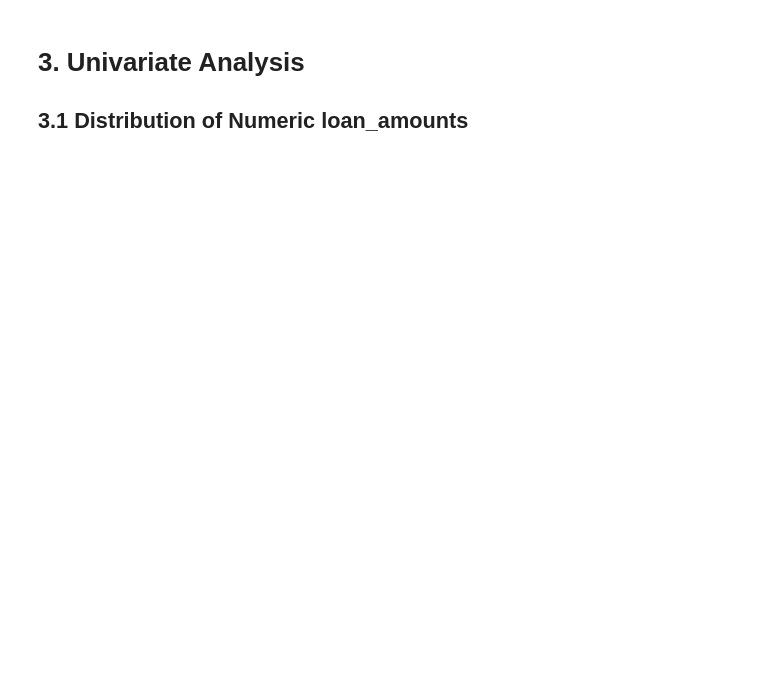
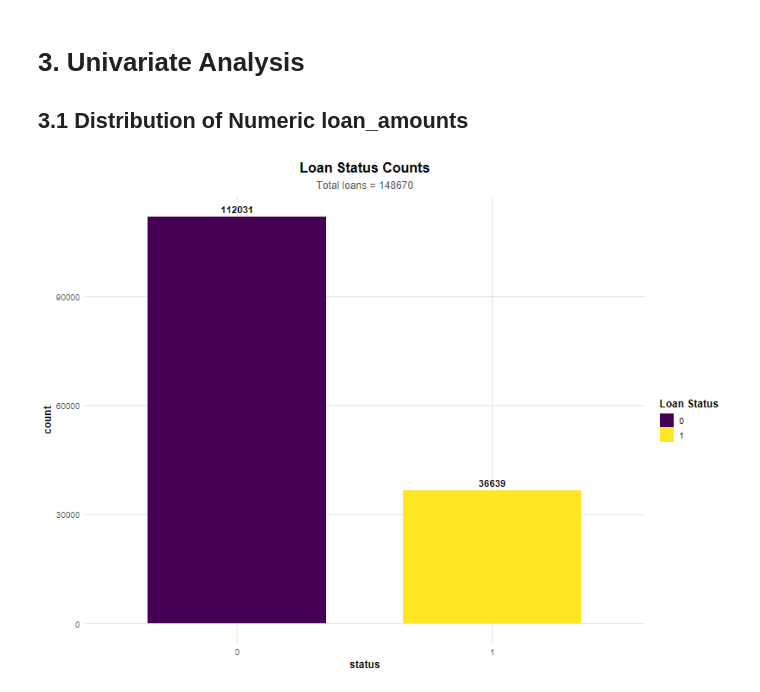
Before and after one commit to Chrisolande/Loan-Default, a Jupyter notebook: loan_data.ipynb, the cells around one changed output. Drawn from its saved outputs; the diff is of its cells as text; code cells hidden in the pictures; blank space fills up the shorter version.

```diff
--- a/loan_data.ipynb
+++ b/loan_data.ipynb
@@ -2,6 +2,26 @@
 librarian::shelf(tidyverse, tidymodels, DataExplorer, GGally, corrplot, plotly, viridis,
 pROC, randomForest, factoextra, cluster, ggthemes, ggridges, scales, vcd, kableExtra, DT,
 MASS, Rtsne, tsne, umap, conflicted)
+# %%
+# Set custom theme
+
+theme_custom <- function() {
+  theme_minimal() +
+    theme(
+      plot.background = element_rect(fill = "white", color = NA),
+      panel.grid.major = element_line(color = "gray90"),
+      panel.grid.minor = element_blank(),
+      plot.title = element_text(size = 16, face = "bold", hjust = 0.5),
+      plot.subtitle = element_text(size = 12, color = "gray30", hjust = 0.5),
+      axis.title = element_text(size = 12, face = "bold"),
+      axis.text = element_text(size = 10),
+      legend.title = element_text(size = 12, face = "bold"),
+      legend.text = element_text(size = 10),
+      legend.position = "right"
+    )
+}
+
+theme_set(theme_custom())
 # %% [markdown]
 # 1. Introduction
 
@@ -99,0 +162,22 @@ numeric_cols
+# %%
+loan_data$status <- as.factor(loan_data$status)
+# %%
+status_counts <- loan_data %>%
+  count(status) %>%
+  mutate(percentage = n / sum(n) * 100)
+
+ggplot(loan_data, aes(status, fill = status)) +
+    geom_bar(width = 0.7) +
+    geom_text(stat = "count",
+             aes(label = after_stat(count)),
+             vjust = -0.5,
+             size = 4, fontface = "bold") +
+    scale_fill_viridis_d(option = "D") +
+  labs(
+      title = "Loan Status Counts",
+      subtitle = paste("Total loans =", nrow(loan_data)),
+      fill = "Loan Status"
+    ) +
+  theme_custom()
+# %% [output]
+[figure, added]
```
Also changed, not shown: parts of 18 cells of this notebook.
